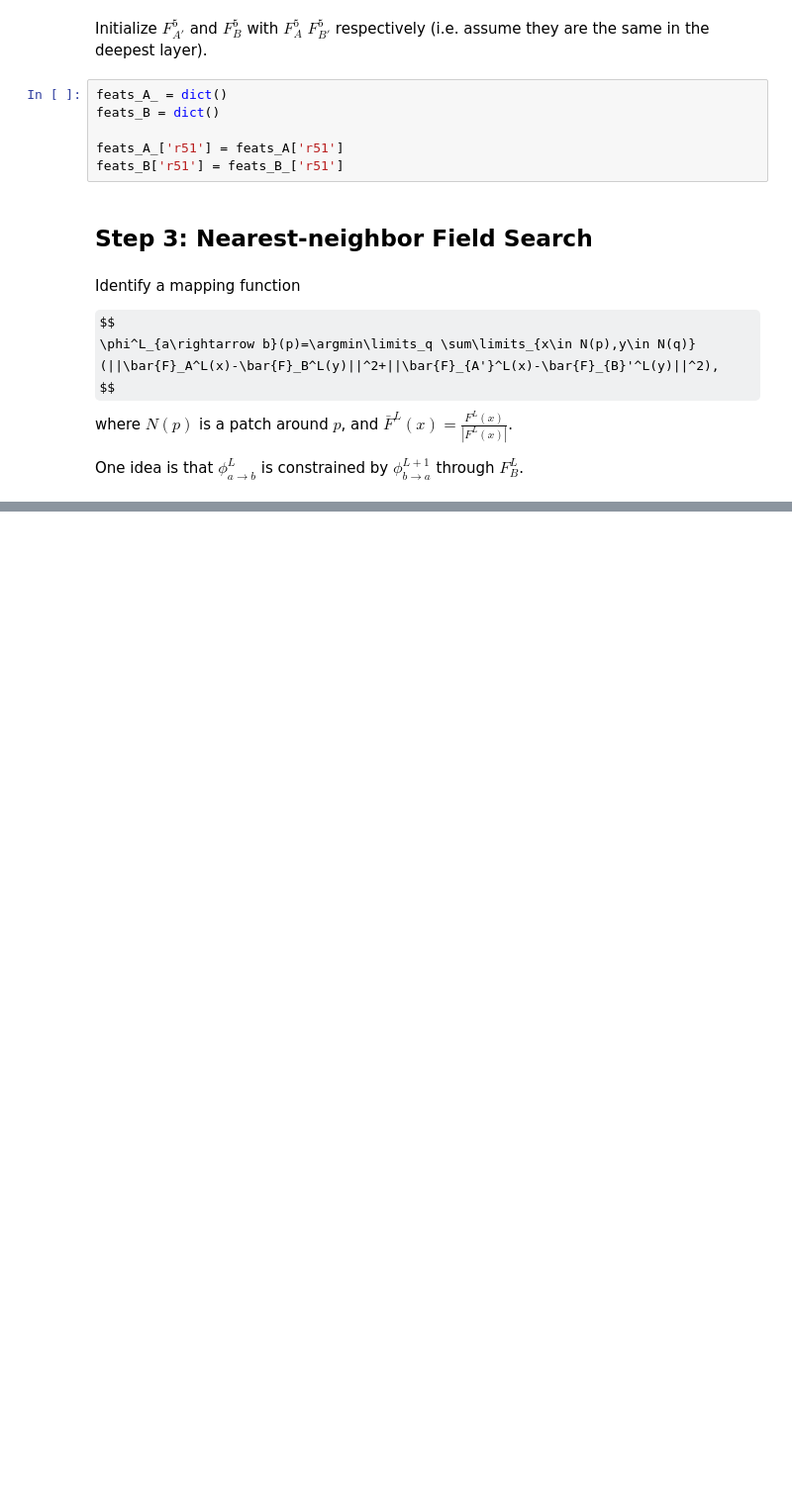
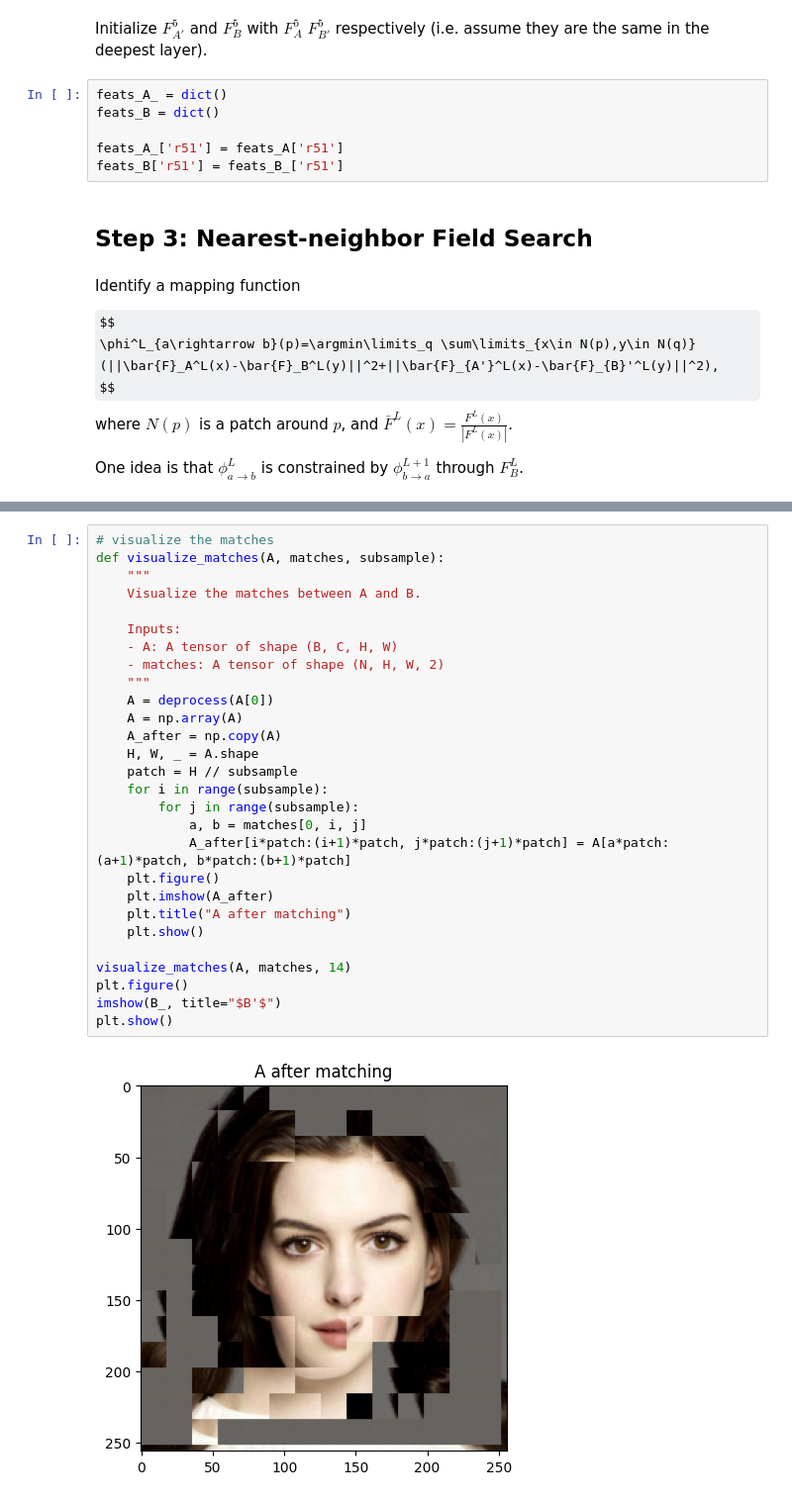
Before and after one commit to JKay15/PKU_CV2024fall, a Jupyter notebook: ImageAnalogy/Deep_Image_Analogy.ipynb, the cells around one changed output, grey strips where cells are left out. Shown at 99% size. Saved outputs shown, nothing was run; the diff lists cells and outputs as text; some formulas as TeX source; blank space fills up the shorter version.

```diff
--- a/ImageAnalogy/Deep_Image_Analogy.ipynb
+++ b/ImageAnalogy/Deep_Image_Analogy.ipynb
@@ -315,0 +291,30 @@ IndexError: index 14 is out of bounds for dimension 2 with size 14
+# %%
+# visualize the matches
+def visualize_matches(A, matches, subsample):
+    """
+    Visualize the matches between A and B.
+
+    Inputs:
+    - A: A tensor of shape (B, C, H, W)
+    - matches: A tensor of shape (N, H, W, 2)
+    """
+    A = deprocess(A[0])
+    A = np.array(A)
+    A_after = np.copy(A)
+    H, W, _ = A.shape
+    patch = H // subsample
+    for i in range(subsample):
+        for j in range(subsample):
+            a, b = matches[0, i, j]
+            A_after[i*patch:(i+1)*patch, j*patch:(j+1)*patch] = A[a*patch:(a+1)*patch, b*patch:(b+1)*patch]
+    plt.figure()
+    plt.imshow(A_after)
+    plt.title("A after matching")
+    plt.show()
+
+visualize_matches(A, matches, 14)
+plt.figure()
+imshow(B_, title="$B'$")
+plt.show()
+# %% [output]
+[figure, added]
```
Also changed, not shown: parts of 2 cells of this notebook.
